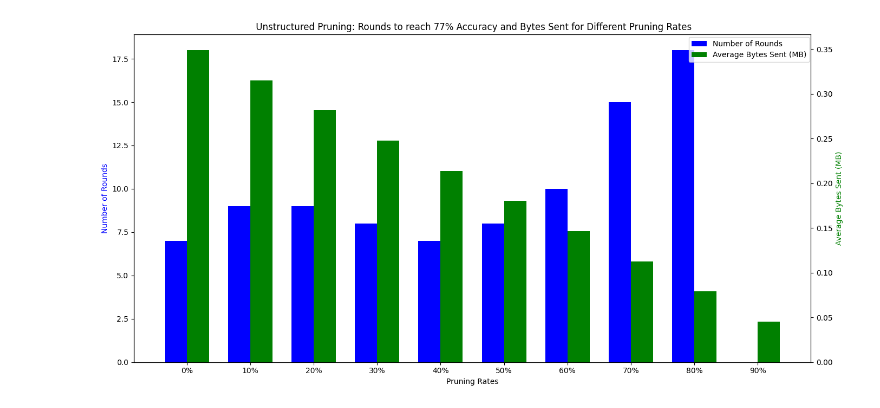
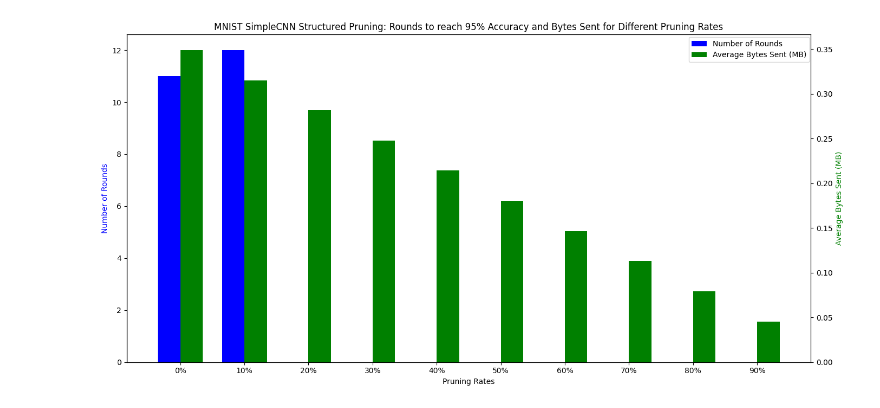
Before and after one commit to vaishnavijeurkar/Evaluation-of-Model-Compression-Techniques-in-Federated-Learning-, a Jupyter notebook: Charts.ipynb, the cells around one changed output. Cells and saved outputs as stored; diff of their text form; code cells hidden in the pictures.

```diff
--- a/Charts.ipynb
+++ b/Charts.ipynb
@@ -3,7 +3,7 @@ import json
 import matplotlib.pyplot as plt
 
 # Load the data from the JSON file
-with open('Experimental data/CIFAR10_ResNet12_Structured.json') as f:
+with open('Experimental data/MNIST_SimpleCNN_Unstructured.json') as f:
     data = json.load(f)
 
 # Sort the data by pruning rate in ascending order
@@ -26,7 +26,7 @@ for entry in data_sorted:
 # Customize the plot
 plt.xlabel('Rounds')
 plt.ylabel('Accuracy')
-plt.title('Unstructured Pruning: Accuracy vs Rounds for Different Pruning Rates')
+plt.title('MNIST SimpleCNN Unstructured Pruning: Accuracy vs Rounds for Different Pruning Rates')
 plt.legend(loc='upper left', bbox_to_anchor=(-0.005, 1.005), frameon=True, fontsize='small', fancybox=True, shadow=True, ncol=1)
 plt.grid(True)
 plt.show()
@@ -38,14 +38,14 @@ import numpy as np
 import matplotlib.pyplot as plt
 
 # Load the data from the JSON file
-with open('Experimental data/MNIST_SimpleCNN_Unstructured.json') as f:
+with open('Experimental data/MNIST_SimpleCNN_Structured.json') as f:
     data = json.load(f)
 
 # Prepare lists to store the metrics
 pruning_rates = []
 rounds_to_threshold = []
 average_bytes_sent = []
-threshold = 0.77
+threshold = 0.85
 data_sorted = sorted(data, key=lambda x: x["pruning_rate"])
 
 # Iterate through each entry in the data to calculate the required values
@@ -68,32 +68,32 @@ for entry in data_sorted:
 
 # Set up the bar chart
 x = np.arange(len(pruning_rates))
 width = 0.35
 
 fig, ax1 = plt.subplots(figsize=(14, 7))  # Increased size for better layout
 
 # Bar chart for rounds to threshold
 bar1 = ax1.bar(x - width/2, rounds_to_threshold, width, label='Number of Rounds', color='b')
 
 # Bar chart for average bytes sent
 ax2 = ax1.twinx()
 bar2 = ax2.bar(x + width/2, average_bytes_sent, width, label='Average Bytes Sent (MB)', color='g')
 
 # Add labels, title, and legend
 ax1.set_xlabel('Pruning Rates')
 ax1.set_ylabel('Number of Rounds', color='b')
 ax2.set_ylabel('Average Bytes Sent (MB)', color='g')
-ax1.set_title(' Unstructured Pruning: Rounds to reach 77% Accuracy and Bytes Sent for Different Pruning Rates')
+ax1.set_title('MNIST SimpleCNN Structured Pruning: Rounds to reach 95% Accuracy and Bytes Sent for Different Pruning Rates')
 ax1.set_xticks(x)
 ax1.set_xticklabels(pruning_rates)
 
 # Add legends outside the chart
 fig.legend(loc='upper right', bbox_to_anchor=(0.95, 0.95))
 
 # Adjust layout to make room for the legend
 fig.tight_layout()
 
 # Show plot
 plt.show()
 # %% [output]
-[figure, old version]
+[figure, new version]
```
Also changed, not shown: parts of 4 cells of this notebook, 7 other files.
